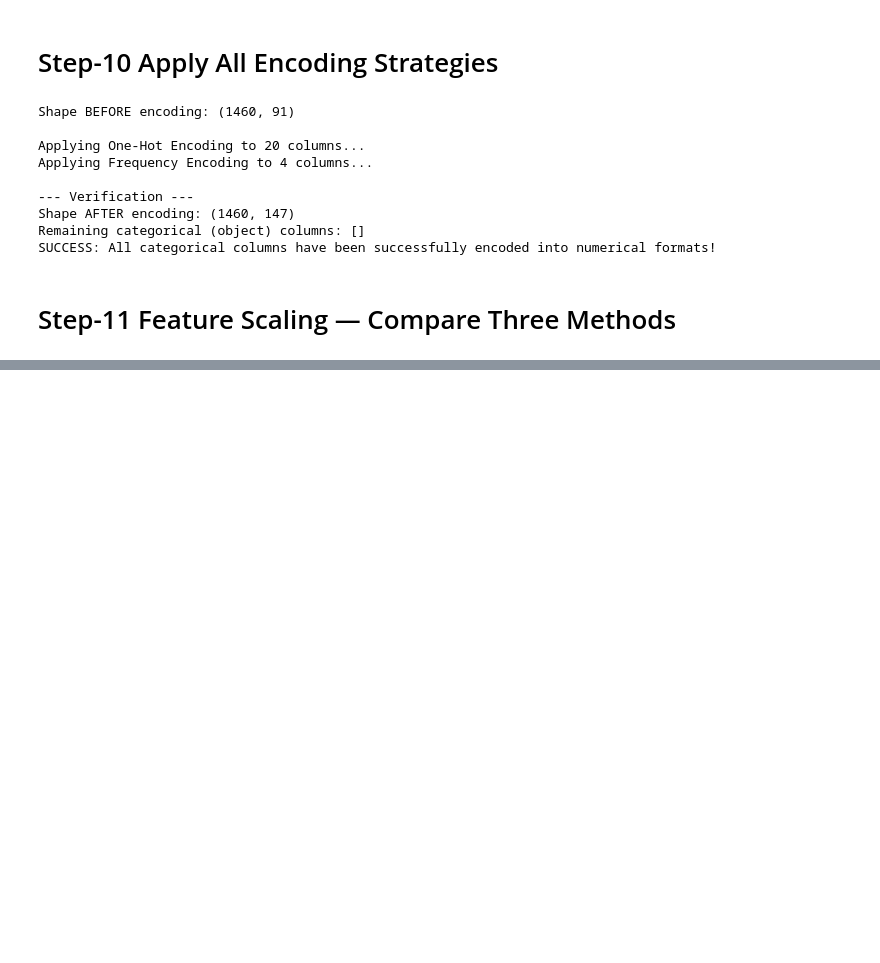
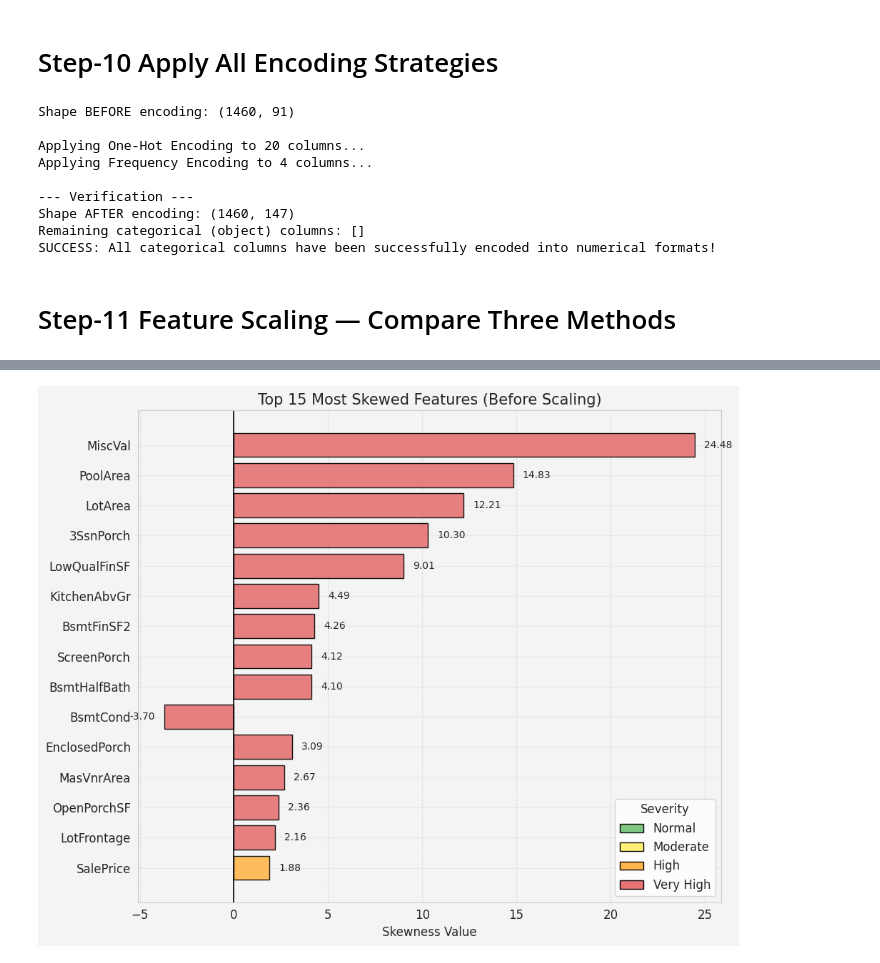
Before and after one commit to isamadafridi/AIML-Internship-Week3-AbdulSamadAfridi, a Jupyter notebook: AIML_Internship_Week3_AbdulSamadAfridi.ipynb, the cells around one changed output, grey strips where cells are left out. Drawn from its saved outputs; the diff is of its cells as text; code cells hidden in the pictures; blank space fills up the shorter version.

```diff
--- a/AIML_Internship_Week3_AbdulSamadAfridi.ipynb
+++ b/AIML_Internship_Week3_AbdulSamadAfridi.ipynb
@@ -942,0 +1041,88 @@ SUCCESS: All categorical columns have been successfully encoded into numerical f
+# %%
+from matplotlib.patches import Patch
+
+# Select only numerical columns
+num_cols = df.select_dtypes(include=np.number)
+
+# Calculate skewness
+skewness = num_cols.skew()
+
+# Create a summary DataFrame
+skew_df = pd.DataFrame({'Skewness': skewness})
+skew_df['Abs_Skew'] = skew_df['Skewness'].abs()
+
+# Sort by absolute skewness descending
+skew_df = skew_df.sort_values(by='Abs_Skew', ascending=False)
+
+# Define severity classification function
+def classify_skew(val):
+    if val < 0.5:
+        return 'Normal'
+    elif val <= 1.0:
+        return 'Moderate'
+    elif val <= 2.0:
+        return 'High'
+    else:
+        return 'Very High'
+
+# Apply classification
+skew_df['Severity'] = skew_df['Abs_Skew'].apply(classify_skew)
+
+# Print the table (showing top 30 for brevity, you can remove .head(30) to see all)
+print("--- Skewness of Numerical Features ---")
+print(skew_df[['Skewness', 'Severity']].head(30).to_string())
+
+# --- Calculate Answers for Markdown ---
+high_skew_count = (skew_df['Abs_Skew'] > 1).sum()
+total_num_features = len(skew_df)
+high_skew_pct = (high_skew_count / total_num_features) * 100
+
+print(f"\nTotal Numerical Features: {total_num_features}")
+print(f"Features with |skew| > 1: {high_skew_count}")
+print(f"Percentage of highly skewed features: {high_skew_pct:.2f}%\n")
+
+# --- Plotting the Top 15 ---
+# Get top 15 and reverse so the most skewed is at the top of the horizontal bar chart
+top_15 = skew_df.head(15).copy().iloc[::-1]
+
+# Define a color map for the severities
+color_map = {
+    'Normal': '#81C784',    # Light Green
+    'Moderate': '#FFF176',  # Yellow
+    'High': '#FFB74D',      # Orange
+    'Very High': '#E57373'  # Red
+}
+
+# Map colors to the bars based on severity
+bar_colors = top_15['Severity'].map(color_map)
+
+# Create the plot
+plt.figure(figsize=(10, 8), facecolor='#f4f4f4')
+ax = plt.gca()
+ax.set_facecolor('#f4f4f4')
+
+bars = plt.barh(top_15.index, top_15['Skewness'], color=bar_colors, edgecolor='black', alpha=0.9)
+
+# Add value labels to the bars
+for bar in bars:
+    width = bar.get_width()
+    # Position text slightly to the right if positive, left if negative
+    label_x_pos = width + 0.5 if width > 0 else width - 0.5
+    ha = 'left' if width > 0 else 'right'
+    plt.text(label_x_pos, bar.get_y() + bar.get_height()/2,
+             f'{width:.2f}', va='center', ha=ha, fontsize=10)
+
+# Add custom legend for colors
+legend_elements = [Patch(facecolor=color_map[key], edgecolor='black', label=key) for key in color_map]
+plt.legend(handles=legend_elements, title="Severity", loc='lower right')
+
+# Formatting
+plt.axvline(0, color='black', linewidth=1.2)
+plt.title('Top 15 Most Skewed Features (Before Scaling)', fontsize=15)
+plt.xlabel('Skewness Value', fontsize=12)
+plt.grid(axis='x', linestyle='--', alpha=0.5)
+
+plt.tight_layout()
+plt.savefig('w3_skewness_chart.png', dpi=300)
+plt.show()
+# %% [output]
@@ -942,0 +1146 @@ SUCCESS: All categorical columns have been successfully encoded into numerical f
+[figure, added]
```
Also changed, not shown: parts of 5 cells of this notebook.
